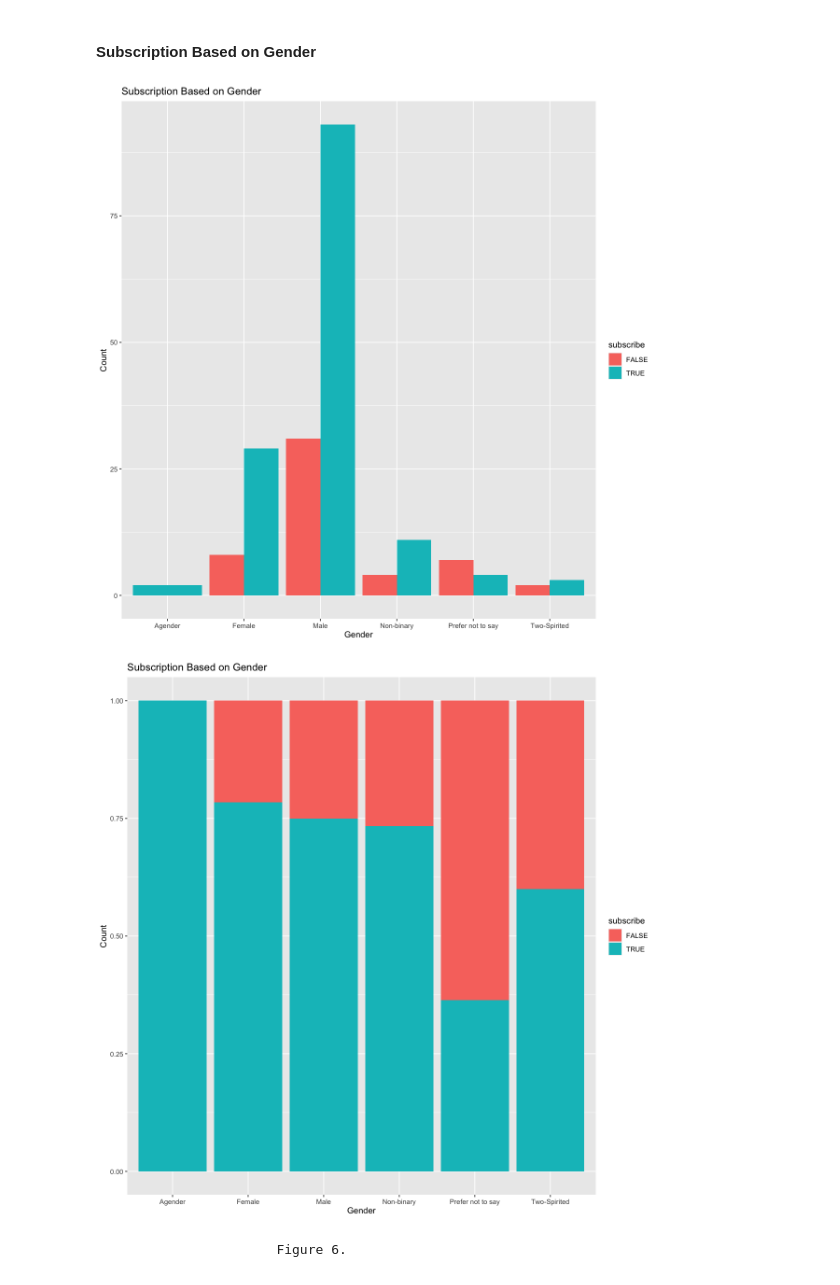
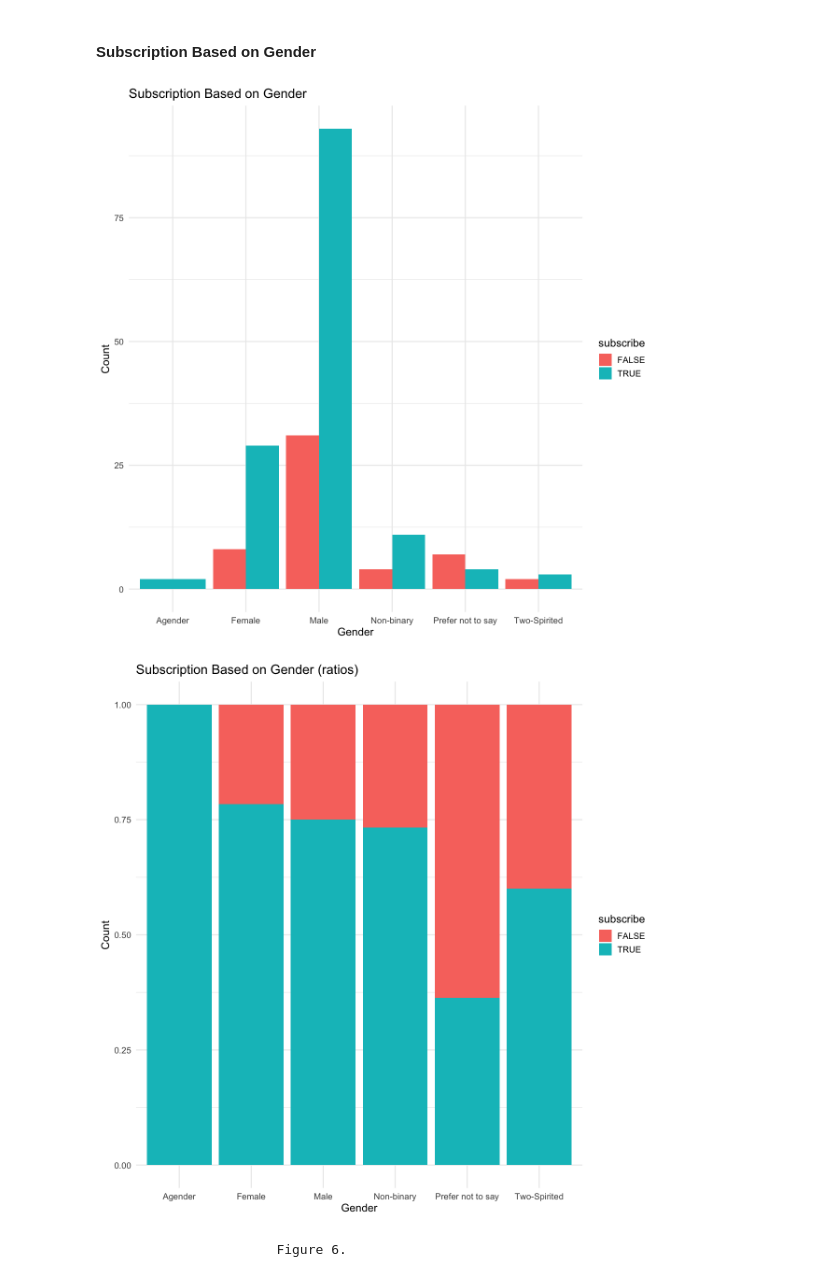
Before and after one commit to avahbot/dsci-100-term-project-final, a Jupyter notebook: project.ipynb, the cells around one changed output. Saved outputs shown, nothing was run; the diff lists cells and outputs as text; code cells hidden in the pictures.

```diff
--- a/project.ipynb
+++ b/project.ipynb
@@ -159,4 +159,8 @@ A tibble: 2 × 5
 Before conducting the analysis, we first created three visualisations of the dataset to support exploratory data analysis. This allows us to better understand the structure of the data, how we should approach the classification task, and whether any additional tidying of the data are necessary before proceeding.
 # %% [markdown]
 #### Age vs Played Hours of Plaicraft Players
+# %%
+# Set theme to be consistent
+theme_set(theme_minimal(base_size = 18))
+options(repr.plot.width = 10, repr.plot.height = 10)
 # %%
@@ -212,22 +218,25 @@ bar_plot_1
 # %%
 sub_on_gender <- tidy_players |>
                  ggplot(aes(x = gender, fill = subscribe)) +
                  geom_bar(position = "dodge") +
                  labs(title = "Subscription Based on Gender",
-                 x = "Gender", y = "Count")
+                 x = "Gender", y = "Count") +
+                 theme_minimal(base_size = 14)
 
 sub_on_gender
 
+# Create another graph using position = fill to show ratio better
 sub_on_gender_ratio <- tidy_players |>
                  ggplot(aes(x = gender, fill = subscribe)) +
                  geom_bar(position = "fill") +
-                 labs(title = "Subscription Based on Gender",
-                 x = "Gender", y = "Count")
+                 labs(title = "Subscription Based on Gender (ratios)",
+                 x = "Gender", y = "Count") +
+                 theme_minimal(base_size = 14)
 
 sub_on_gender_ratio
 # %% [output]
-[figure, old version]
+[figure, new version]
-[figure, old version]
+[figure, new version]
 # %% [markdown]
                          Figure 6.
 # %% [markdown]
```
Also changed, not shown: parts of 5 cells of this notebook.
